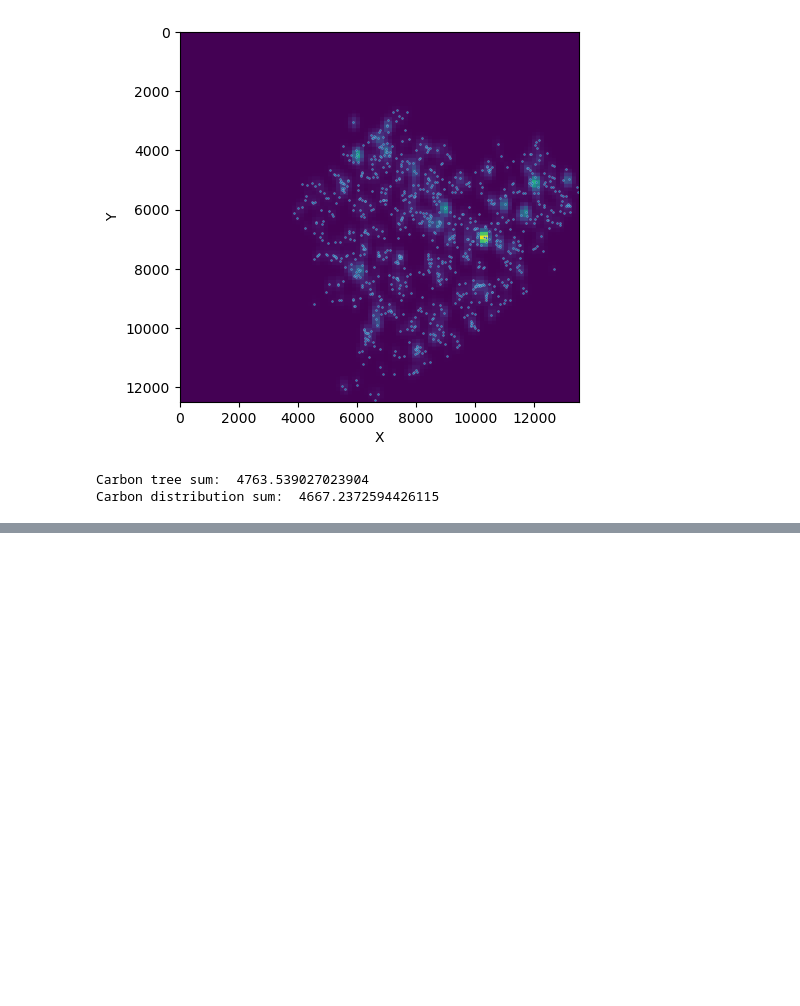
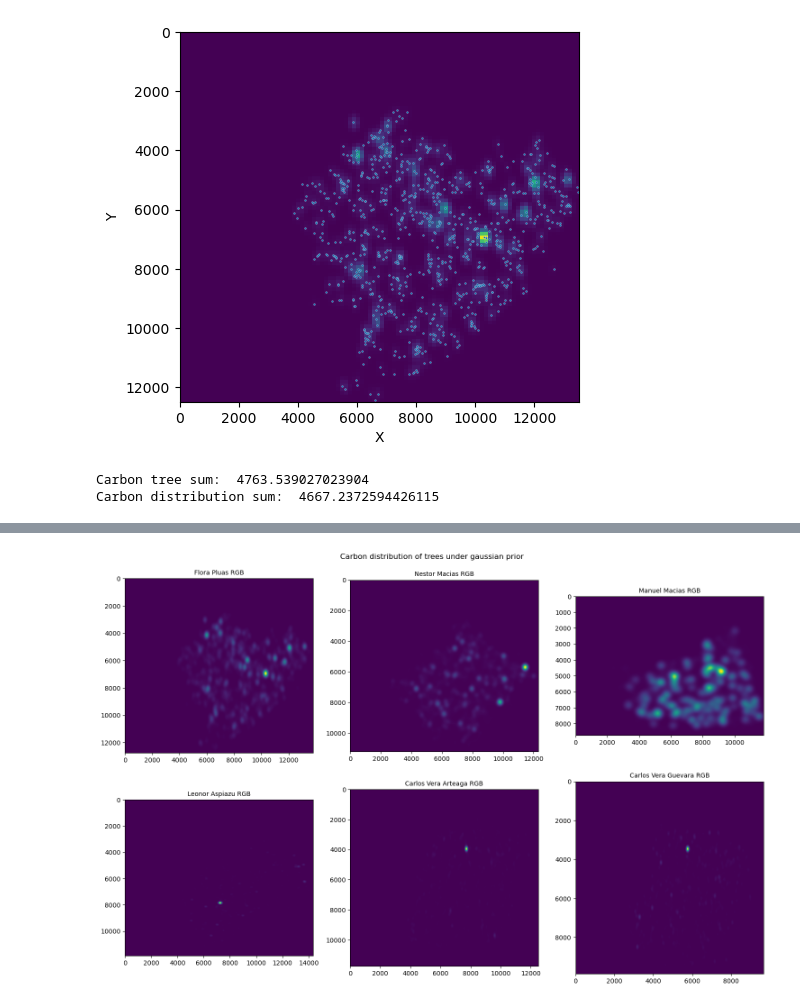
Before and after one commit to TimEngelmann/ai4est, a Jupyter notebook: exploration/estimate_carbon_exploration.ipynb, the cells around one changed output, grey strips where cells are left out. Cells and saved outputs as stored; diff of their text form; code cells hidden in the pictures; blank space fills up the shorter version.

```diff
--- a/exploration/estimate_carbon_exploration.ipynb
+++ b/exploration/estimate_carbon_exploration.ipynb
@@ -381,0 +406,12 @@ Carbon distribution sum:  4667.2372594426115
+# %%
+fig, axs = plt.subplots(2, 3, figsize=(15,10))
+fig.suptitle("Carbon distribution of trees under gaussian prior")
+for site, ax in zip(xy_error.keys(), axs.flat):
+    ax.imshow(carbon_distributions[site])
+    trees_site = trees[trees.site == site]
+    # ax.scatter(trees_site.X, trees_site.Y, s=0.5)
+    ax.set_title(site, fontsize=10)
+fig.tight_layout(pad=1)
+plt.show()
+# %% [output]
+[figure, added]
```
Also changed, not shown: parts of 6 cells of this notebook, 1 other file.
